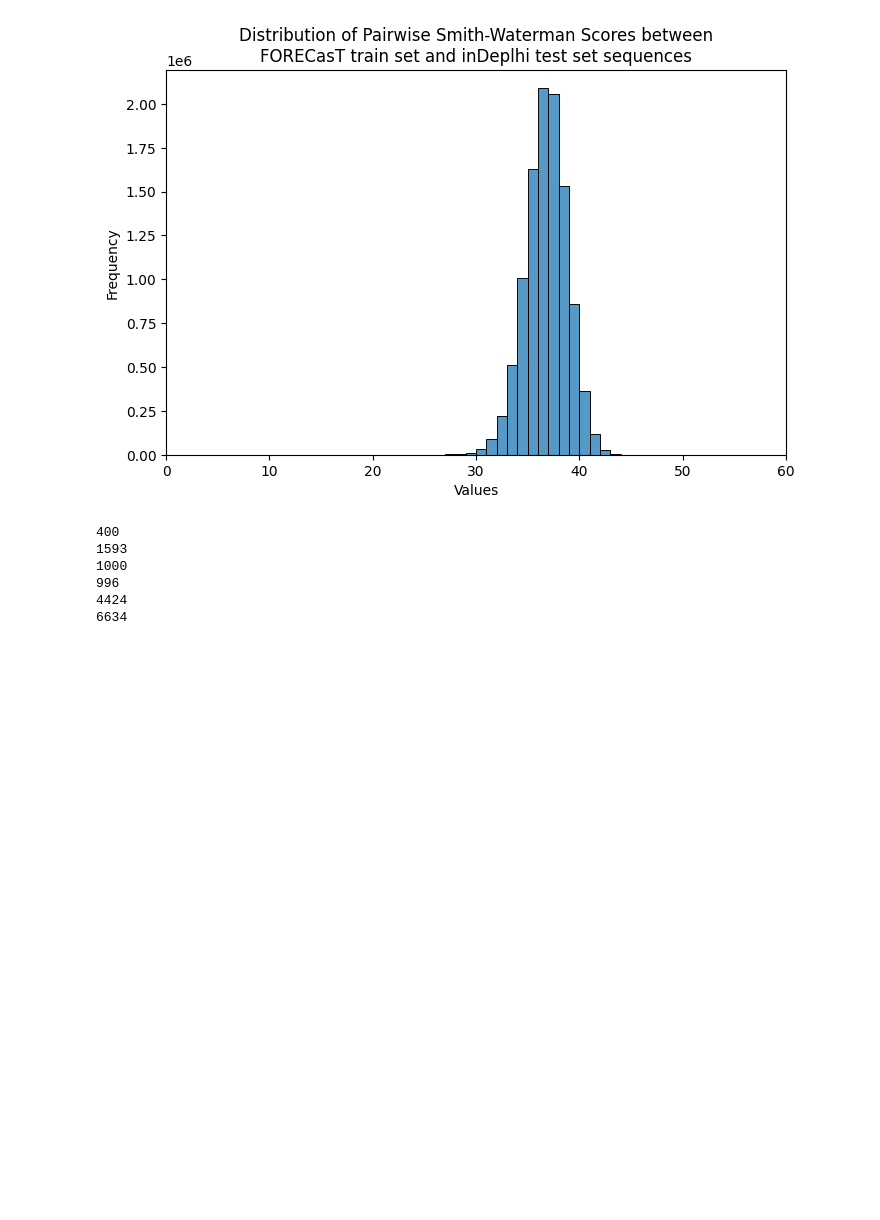
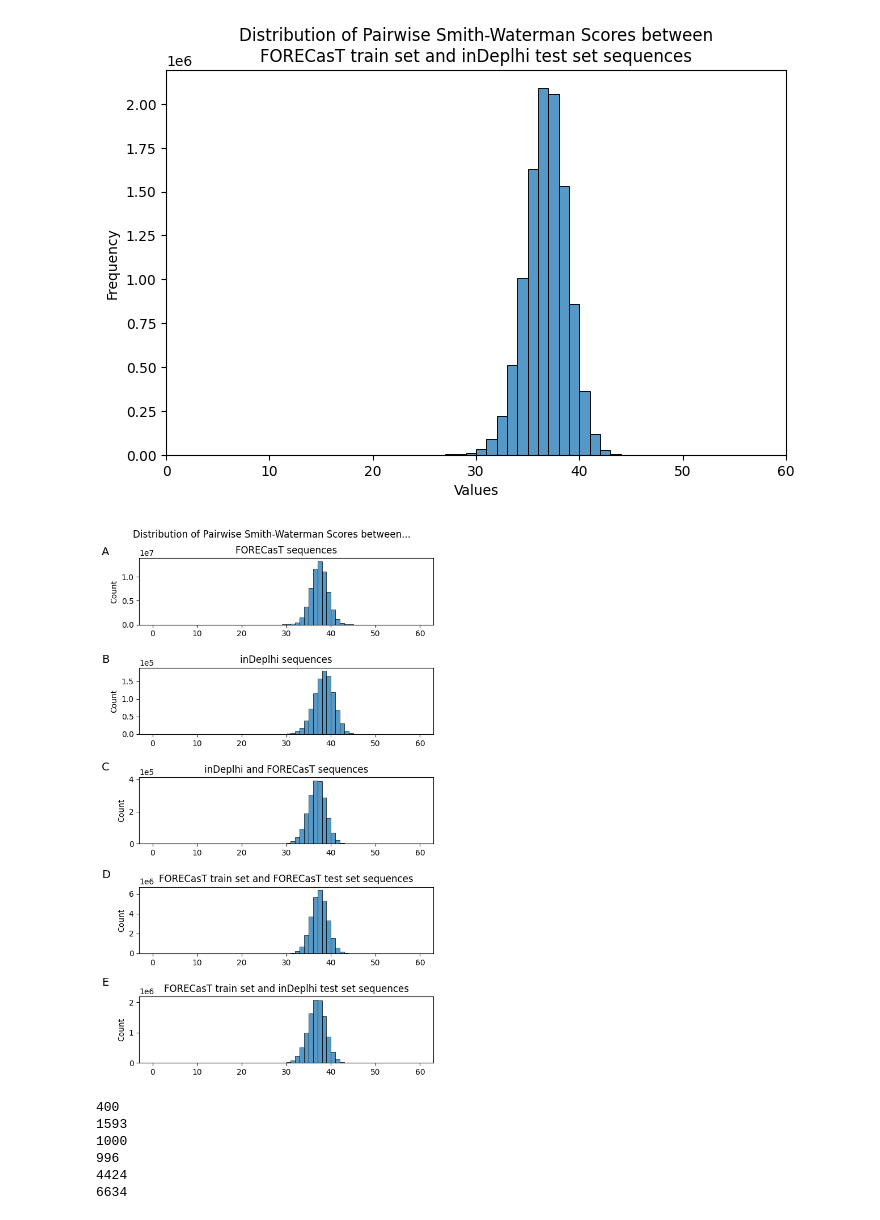
Before and after one commit to zouter/XCRISP, a Jupyter notebook: notebooks/figures/0b.calculating_homology.ipynb, the cells around one changed output. Drawn from its saved outputs; the diff is of its cells as text; code cells hidden in the pictures; blank space fills up the shorter version.

```diff
--- a/notebooks/figures/0b.calculating_homology.ipynb
+++ b/notebooks/figures/0b.calculating_homology.ipynb
@@ -191,13 +191,13 @@ FC_train = [f[0] for f in FC_train]
 FC_test = [f[0] for f in FC_test]
 indelphi_test = [i[0] for i in indelphi_test]
 # %%
-upper_triangle_values = FC_alignment_scores.loc[np.intersect1d(FC_test, FC_alignment_scores.columns.to_list()), np.intersect1d(FC_train, FC_alignment_scores.index.to_list())].stack()
-print(upper_triangle_values.head())
-print(upper_triangle_values.shape)
+upper_triangle_values_4 = FC_alignment_scores.loc[np.intersect1d(FC_test, FC_alignment_scores.columns.to_list()), np.intersect1d(FC_train, FC_alignment_scores.index.to_list())].stack()
+print(upper_triangle_values_4.head())
+print(upper_triangle_values_4.shape)
 
 # Plot the distribution with specified bins and range
 plt.figure(figsize=(8, 5))
-sns.histplot(upper_triangle_values, bins=bins, kde=False)
+sns.histplot(upper_triangle_values_4, bins=bins, kde=False)
 plt.title(f'Distribution of Pairwise {plot_text} Scores between\nFORECasT train set and FORECasT test set sequences')
 plt.xlabel('Values')
 plt.ylabel('Frequency')
@@ -214,13 +214,13 @@ dtype: float64
 (29342182,)
 [figure]
 # %%
-upper_triangle_values = cross_alignment_scores.loc[np.intersect1d(FC_train, cross_alignment_scores.index.to_list()), np.intersect1d(indelphi_test, cross_alignment_scores.columns.to_list())].stack()
-print(upper_triangle_values.head())
-print(upper_triangle_values.shape)
+upper_triangle_values_5 = cross_alignment_scores.loc[np.intersect1d(FC_train, cross_alignment_scores.index.to_list()), np.intersect1d(indelphi_test, cross_alignment_scores.columns.to_list())].stack()
+print(upper_triangle_values_5.head())
+print(upper_triangle_values_5.shape)
 
 # Plot the distribution with specified bins and range
 plt.figure(figsize=(8, 5))
-sns.histplot(upper_triangle_values, bins=bins, kde=False)
+sns.histplot(upper_triangle_values_5, bins=bins, kde=False)
 plt.title(f'Distribution of Pairwise {plot_text} Scores between\nFORECasT train set and inDeplhi test set sequences')
 plt.xlabel('Values')
 plt.ylabel('Frequency')
@@ -236,6 +236,41 @@ Oligo_10012  0_0_0_0_AAATATCTTTAACCTAAAAC    35.0
 dtype: float64
 (10561328,)
 [figure]
+# %%
+fig, axes = plt.subplots(5, 1, figsize=(6, 10))
+
+fig.suptitle(f"Distribution of Pairwise {plot_text} Scores between...")
+
+axes[0].set_title("FORECasT sequences")
+sns.histplot(upper_triangle_values_1, bins=bins, kde=False, ax=axes[0])
+
+axes[1].set_title("inDeplhi sequences")
+sns.histplot(upper_triangle_values_2, bins=bins, kde=False, ax=axes[1])
+
+axes[2].set_title("inDeplhi and FORECasT sequences")
+sns.histplot(upper_triangle_values_3, bins=bins, kde=False, ax=axes[2])
+
+axes[3].set_title("FORECasT train set and FORECasT test set sequences")
+sns.histplot(upper_triangle_values_4, bins=bins, kde=False, ax=axes[3])
+
+axes[4].set_title("FORECasT train set and inDeplhi test set sequences")
+sns.histplot(upper_triangle_values_5, bins=bins, kde=False, ax=axes[4])
+
+labels = ["A", "B", "C", "D", "E"]
+
+fig.text(0.0, 0.19, "E", fontsize=14, va="top", ha="left")
+fig.text(0.0, 0.38, "D", fontsize=14, va="top", ha="left")
+fig.text(0.0, 0.57, "C", fontsize=14, va="top", ha="left")
+fig.text(0.0, 0.76, "B", fontsize=14, va="top", ha="left")
+fig.text(0.0, 0.95, "A", fontsize=14, va="top", ha="left")
+
+for ax in axes:
+    ax.ticklabel_format(axis='y', style='sci', scilimits=(0, 0))
+
+plt.tight_layout()
+plt.savefig(f"./artifacts/pairwise-{plot_text}.pdf",  bbox_inches='tight')
+# %% [output]
+[figure, added]
 # %%
 def read_sequence_ids(dataset="inDelphi", t="test"):
     my_path = f'/Users/colm/repos/repair-outcome-prediction/local/data/{dataset}/{t}.fasta'
```
Also changed, not shown: parts of 3 cells of this notebook, 7 other files.
